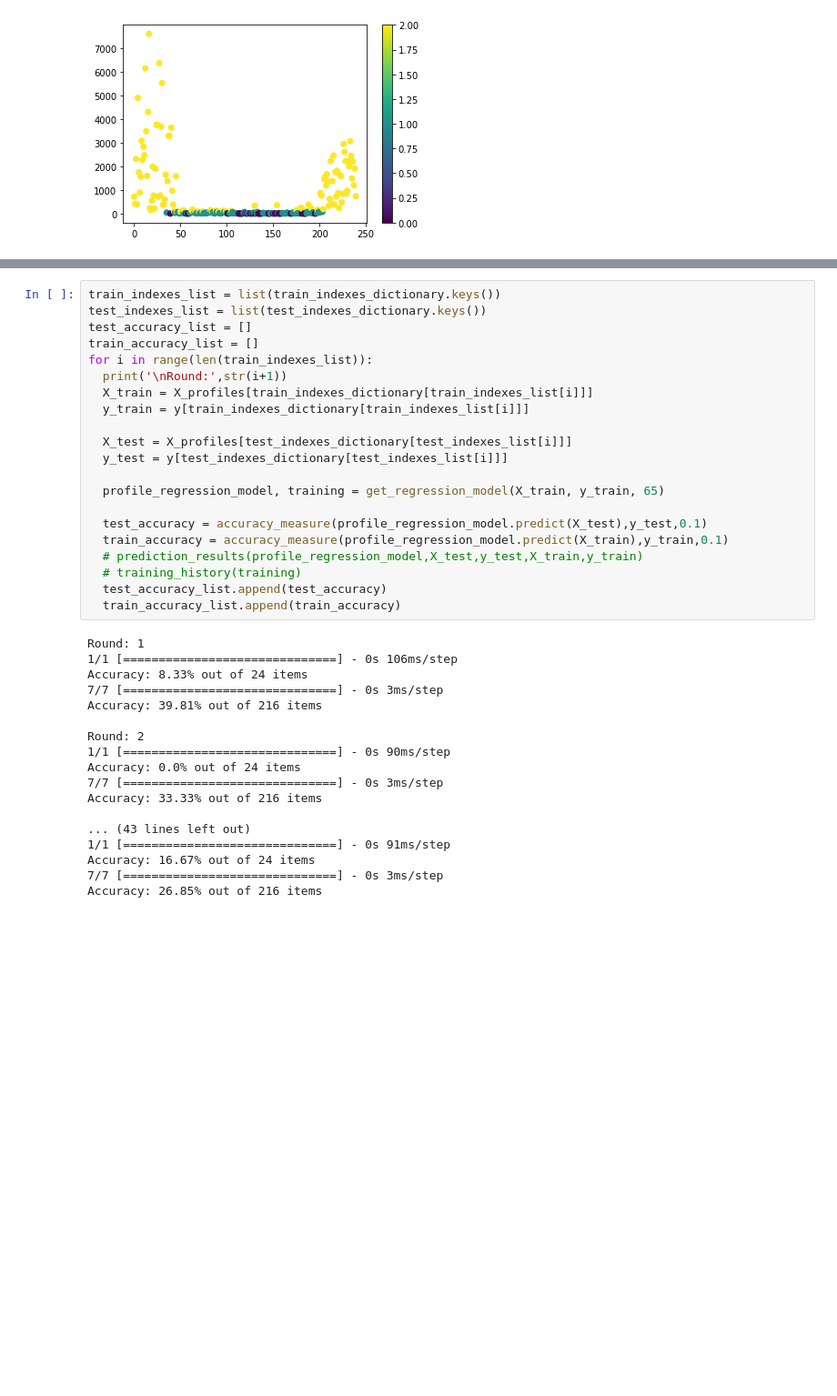
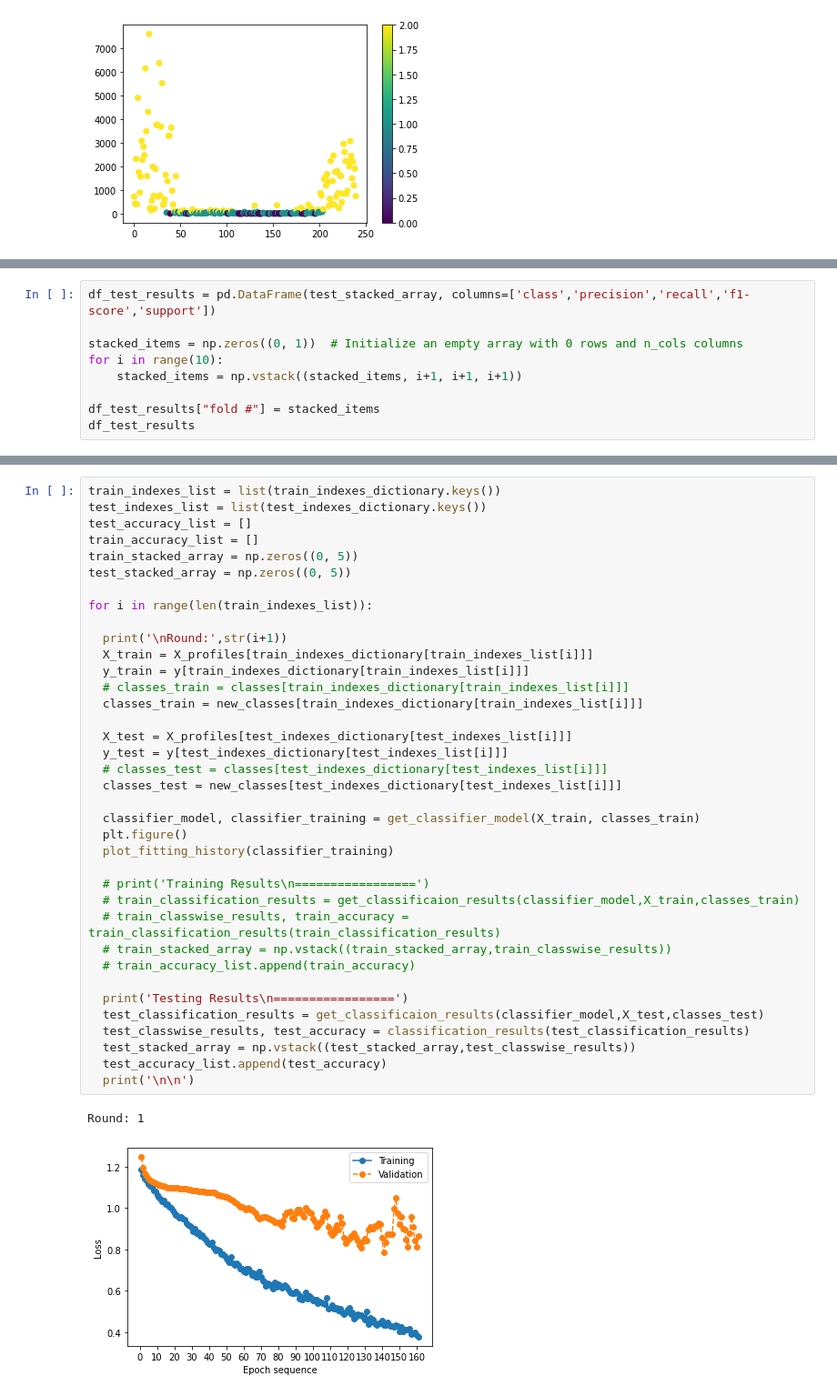
Before and after one commit to nazmulhasan202/WIP_NoteBooks, a Jupyter notebook: Classification of Porosity Level.ipynb, the cells around one changed output, grey strips where cells are left out. Shown at 91% size. Drawn from its saved outputs; the diff is of its cells as text; blank space fills up the shorter version.

```diff
--- a/Classification of Porosity Level.ipynb
+++ b/Classification of Porosity Level.ipynb
@@ -771,0 +608,9 @@ kFold_test_accuracy, kFold_train_accuracy
+# %%
+df_test_results = pd.DataFrame(test_stacked_array, columns=['class','precision','recall','f1-score','support'])
+
+stacked_items = np.zeros((0, 1))  # Initialize an empty array with 0 rows and n_cols columns
+for i in range(10):
+    stacked_items = np.vstack((stacked_items, i+1, i+1, i+1))
+
+df_test_results["fold #"] = stacked_items
+df_test_results
@@ -772,39 +650,40 @@ kFold_test_accuracy, kFold_train_accuracy
 # %%
 train_indexes_list = list(train_indexes_dictionary.keys())
 test_indexes_list = list(test_indexes_dictionary.keys())
 test_accuracy_list = []
 train_accuracy_list = []
+train_stacked_array = np.zeros((0, 5))
+test_stacked_array = np.zeros((0, 5))
+
 for i in range(len(train_indexes_list)):
+
   print('\nRound:',str(i+1))
   X_train = X_profiles[train_indexes_dictionary[train_indexes_list[i]]]
   y_train = y[train_indexes_dictionary[train_indexes_list[i]]]
+  # classes_train = classes[train_indexes_dictionary[train_indexes_list[i]]]
+  classes_train = new_classes[train_indexes_dictionary[train_indexes_list[i]]]
 
   X_test = X_profiles[test_indexes_dictionary[test_indexes_list[i]]]
   y_test = y[test_indexes_dictionary[test_indexes_list[i]]]
+  # classes_test = classes[test_indexes_dictionary[test_indexes_list[i]]]
+  classes_test = new_classes[test_indexes_dictionary[test_indexes_list[i]]]
 
-  profile_regression_model, training = get_regression_model(X_train, y_train, 65)
+  classifier_model, classifier_training = get_classifier_model(X_train, classes_train)
+  plt.figure()
+  plot_fitting_history(classifier_training)
 
-  test_accuracy = accuracy_measure(profile_regression_model.predict(X_test),y_test,0.1)
-  train_accuracy = accuracy_measure(profile_regression_model.predict(X_train),y_train,0.1)
-  # prediction_results(profile_regression_model,X_test,y_test,X_train,y_train)
-  # training_history(training)
+  # print('Training Results\n=================')
+  # train_classification_results = get_classificaion_results(classifier_model,X_train,classes_train)
+  # train_classwise_results, train_accuracy = train_classification_results(train_classification_results)
+  # train_stacked_array = np.vstack((train_stacked_array,train_classwise_results))
+  # train_accuracy_list.append(train_accuracy)
+
+  print('Testing Results\n=================')
+  test_classification_results = get_classificaion_results(classifier_model,X_test,classes_test)
+  test_classwise_results, test_accuracy = classification_results(test_classification_results)
+  test_stacked_array = np.vstack((test_stacked_array,test_classwise_results))
   test_accuracy_list.append(test_accuracy)
-  train_accuracy_list.append(train_accuracy)
+  print('\n\n')
 # %% [output]
 Round: 1
-1/1 [==============================] - 0s 106ms/step
-Accuracy: 8.33% out of 24 items
-7/7 [==============================] - 0s 3ms/step
-Accuracy: 39.81% out of 216 items
-
-Round: 2
-1/1 [==============================] - 0s 90ms/step
-Accuracy: 0.0% out of 24 items
-7/7 [==============================] - 0s 3ms/step
-Accuracy: 33.33% out of 216 items
-
-... (43 lines left out)
-1/1 [==============================] - 0s 91ms/step
-Accuracy: 16.67% out of 24 items
-7/7 [==============================] - 0s 3ms/step
-Accuracy: 26.85% out of 216 items
+[figure, added]
```
Also changed, not shown: parts of 25 cells of this notebook, 3 other files.
